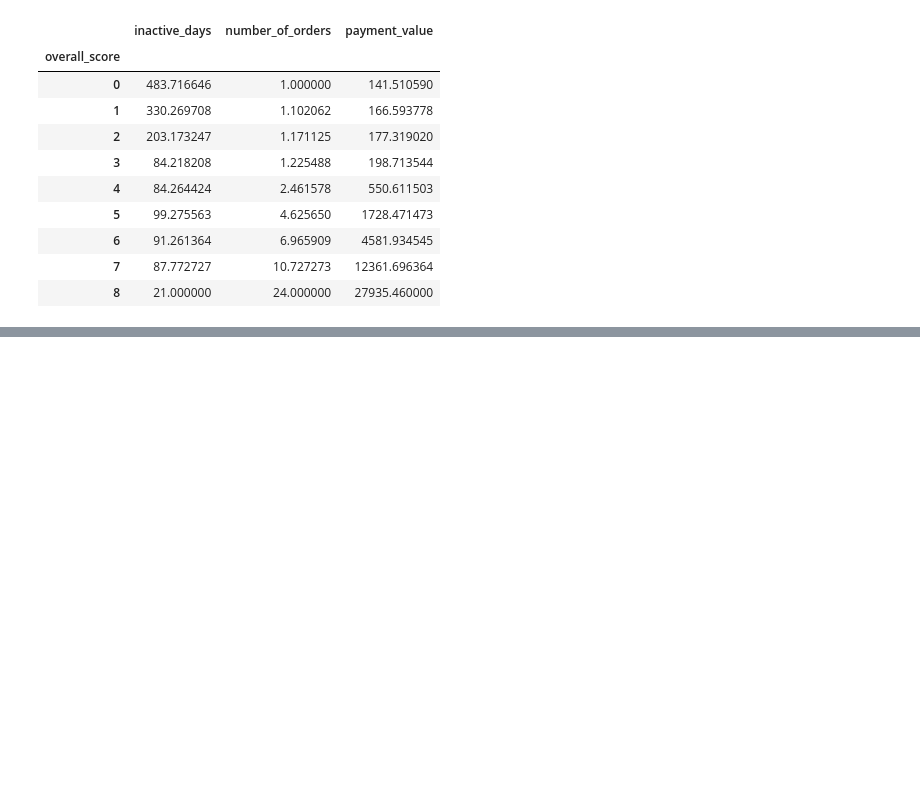
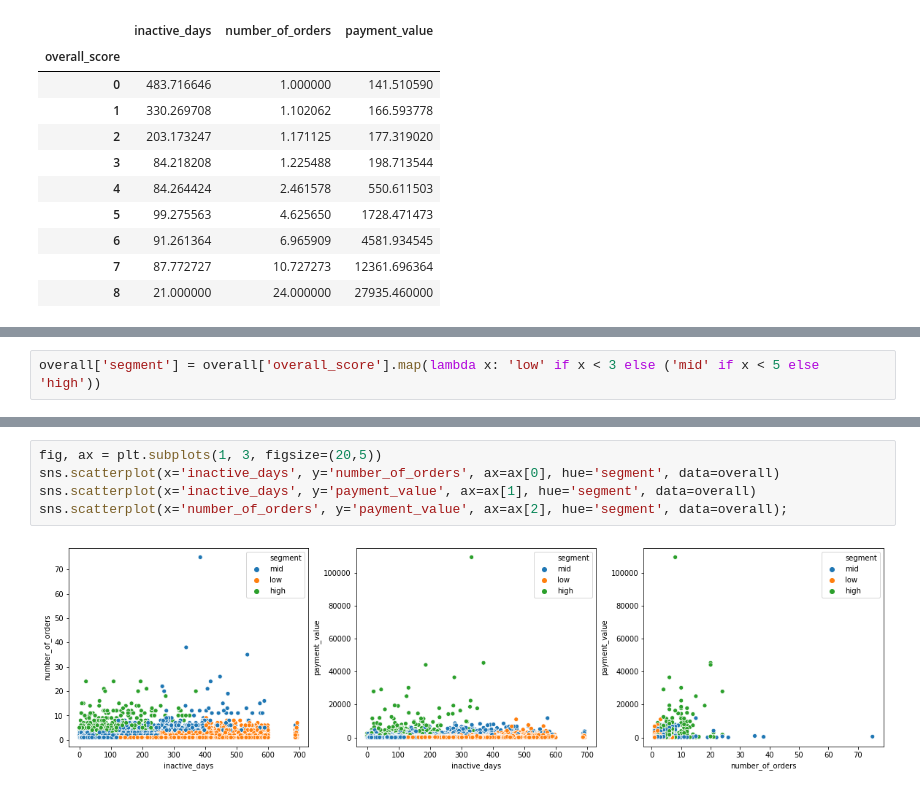
Before and after one commit to gracechia/olist-customer-segmentation, a Jupyter notebook: olist_customer_segmentation.ipynb, the cells around one changed output, grey strips where cells are left out. Drawn from its saved outputs; the diff is of its cells as text; blank space fills up the shorter version.

```diff
--- a/olist_customer_segmentation.ipynb
+++ b/olist_customer_segmentation.ipynb
@@ -444,0 +446,2 @@ As seen above, customers with a score of 8 are the most valuable customers where
+# %%
+overall['segment'] = overall['overall_score'].map(lambda x: 'low' if x < 3 else ('mid' if x < 5 else 'high'))
@@ -444,0 +464,7 @@ As seen above, customers with a score of 8 are the most valuable customers where
+# %%
+fig, ax = plt.subplots(1, 3, figsize=(20,5))
+sns.scatterplot(x='inactive_days', y='number_of_orders', ax=ax[0], hue='segment', data=overall)
+sns.scatterplot(x='inactive_days', y='payment_value', ax=ax[1], hue='segment', data=overall)
+sns.scatterplot(x='number_of_orders', y='payment_value', ax=ax[2], hue='segment', data=overall);
+# %% [output]
+[figure, added]
```
Also changed, not shown: parts of 8 cells of this notebook.
